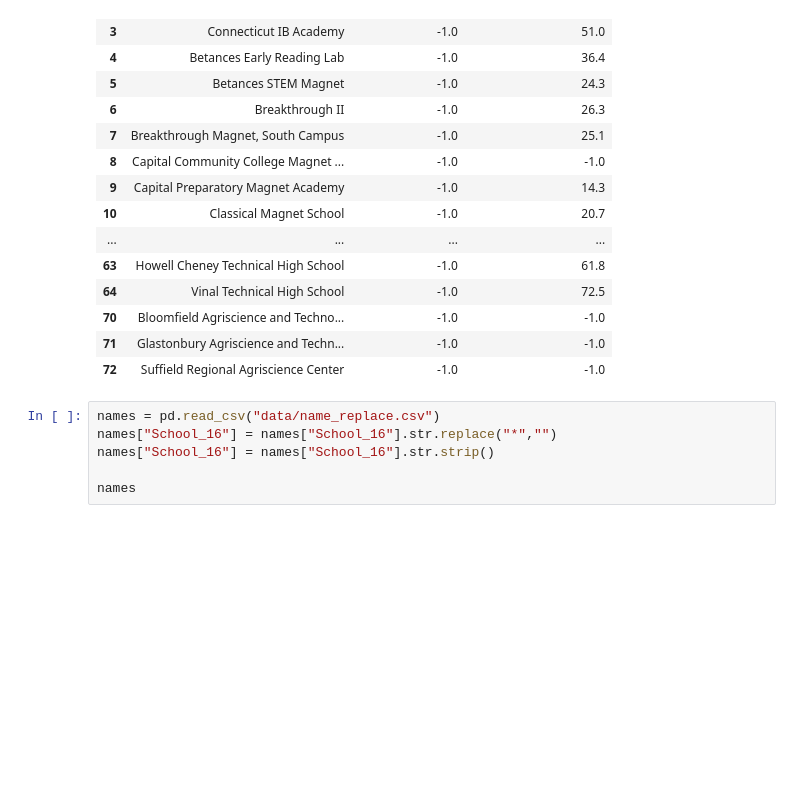
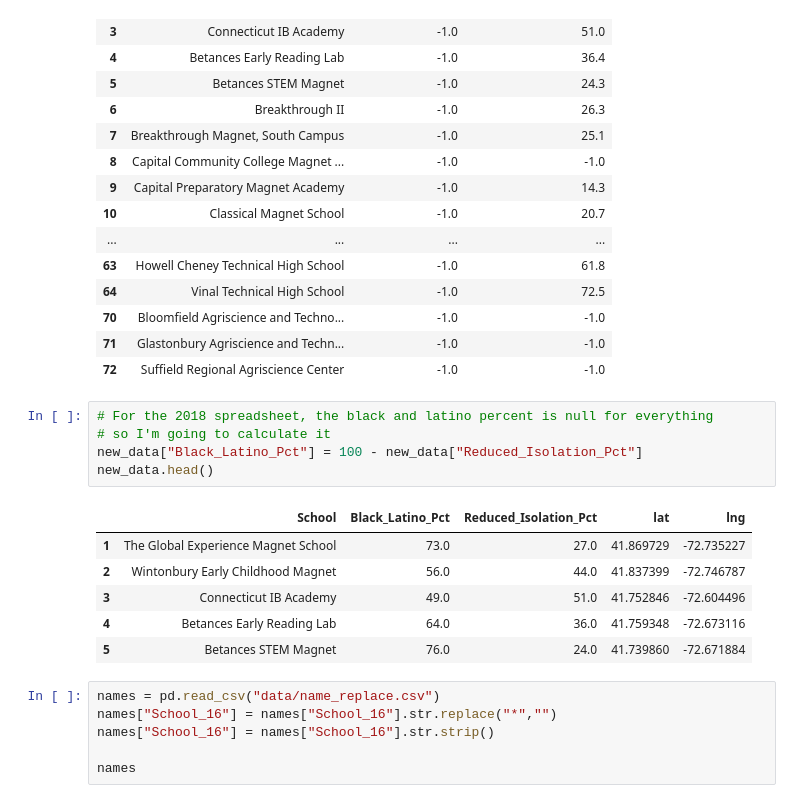
Before and after one commit to jakekara/sheff-data, a Jupyter notebook: Restructure of 2018 data.ipynb, the cells around one changed output. Saved outputs shown, nothing was run; the diff lists cells and outputs as text; blank space fills up the shorter version.

```diff
--- a/Restructure of 2018 data.ipynb
+++ b/Restructure of 2018 data.ipynb
@@ -97,6 +97,18 @@ new_data
 | 70 | Bloomfield Agriscience and Techno... | -1.0 | -1.0 |
 | 71 | Glastonbury Agriscience and Techn... | -1.0 | -1.0 |
 | 72 | Suffield Regional Agriscience Center | -1.0 | -1.0 |
+# %%
+# For the 2018 spreadsheet, the black and latino percent is null for everything
+# so I'm going to calculate it
+new_data["Black_Latino_Pct"] = 100 - new_data["Reduced_Isolation_Pct"]
+new_data.head()
+# %% [output]
+|  | School | Black_Latino_Pct | Reduced_Isolation_Pct | lat | lng |
+| 1 | The Global Experience Magnet School | 73.0 | 27.0 | 41.869729 | -72.735227 |
+| 2 | Wintonbury Early Childhood Magnet | 56.0 | 44.0 | 41.837399 | -72.746787 |
+| 3 | Connecticut IB Academy | 49.0 | 51.0 | 41.752846 | -72.604496 |
+| 4 | Betances Early Reading Lab | 64.0 | 36.0 | 41.759348 | -72.673116 |
+| 5 | Betances STEM Magnet | 76.0 | 24.0 | 41.739860 | -72.671884 |
 # %%
 names = pd.read_csv("data/name_replace.csv")
 names["School_16"] = names["School_16"].str.replace("*","")
```
Also changed, not shown: parts of 3 cells of this notebook, 3 other files.
